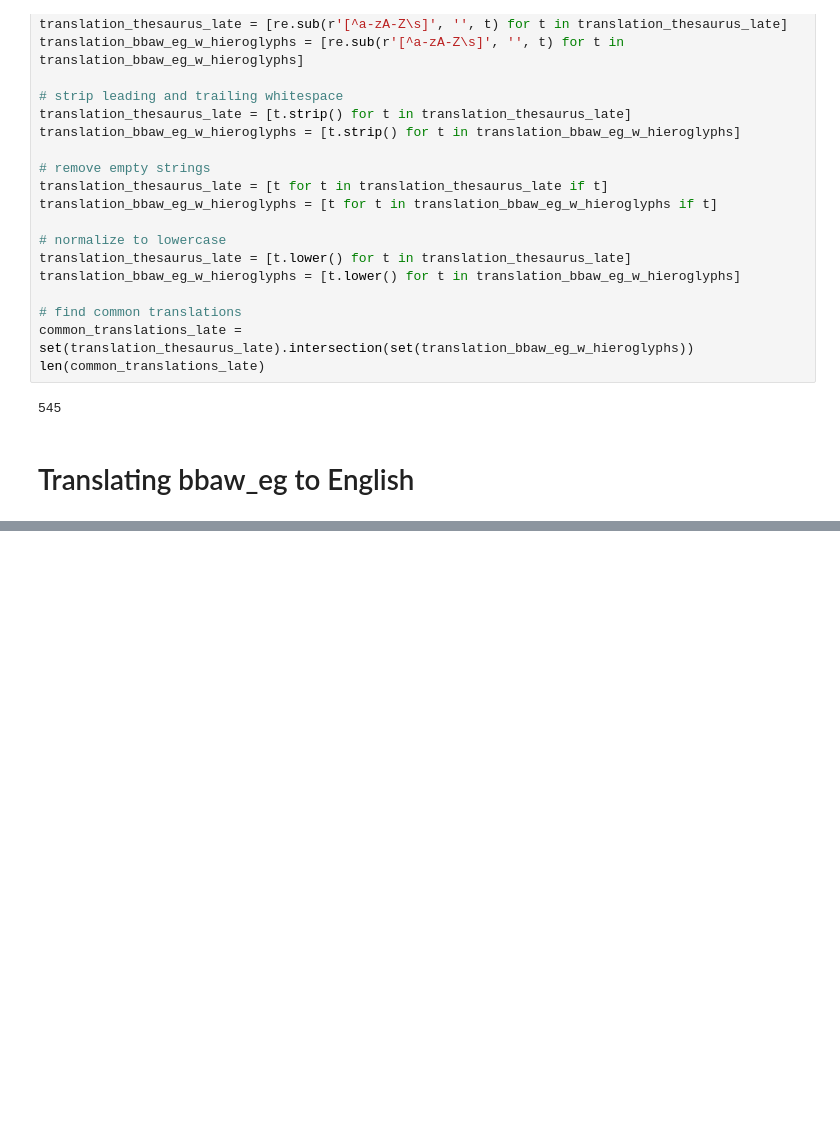
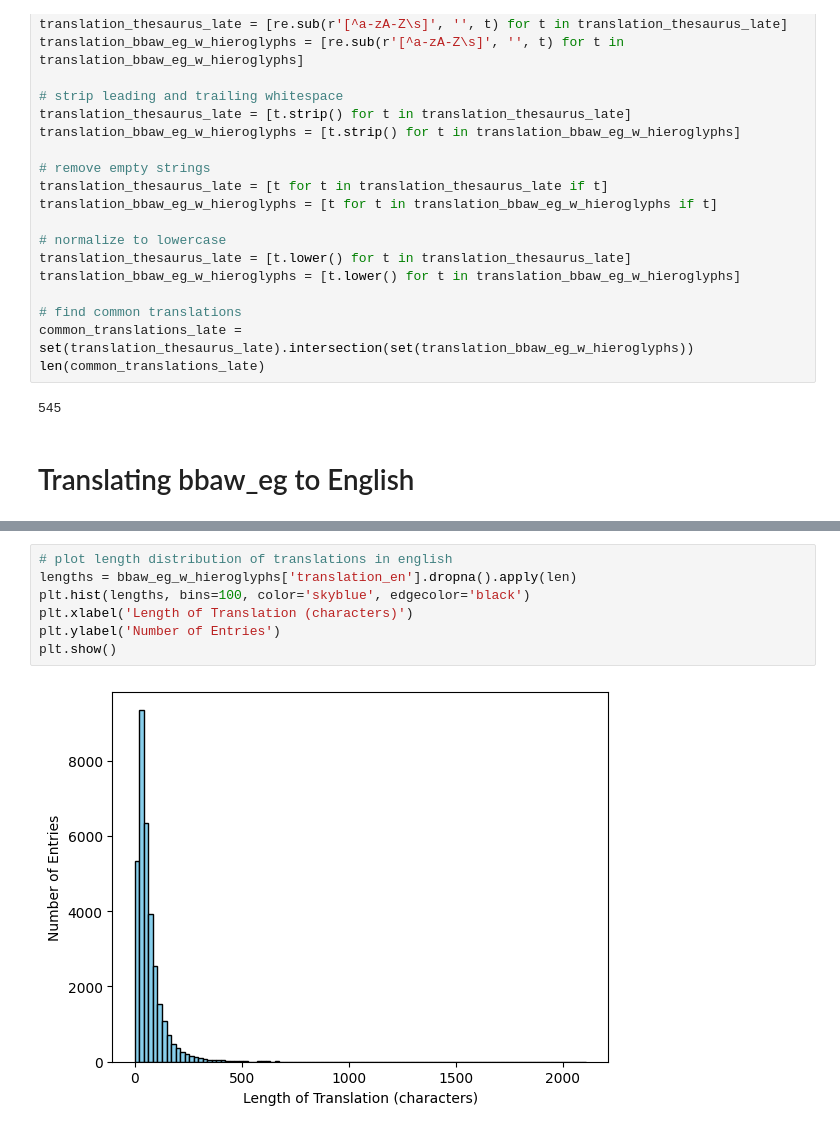
Before and after one commit to mustafa200312/hieroglyphics_translation, a Jupyter notebook: 2_explore.ipynb, the cells around one changed output, grey strips where cells are left out. Saved outputs shown, nothing was run; the diff lists cells and outputs as text; blank space fills up the shorter version.

```diff
--- a/2_explore.ipynb
+++ b/2_explore.ipynb
@@ -344,0 +417,9 @@ Name: translation, dtype: object
+# %%
+# plot length distribution of translations in english
+lengths = bbaw_eg_w_hieroglyphs['translation_en'].dropna().apply(len)
+plt.hist(lengths, bins=100, color='skyblue', edgecolor='black')
+plt.xlabel('Length of Translation (characters)')
+plt.ylabel('Number of Entries')
+plt.show()
+# %% [output]
+[figure, added]
```
Also changed, not shown: parts of 20 cells of this notebook.
